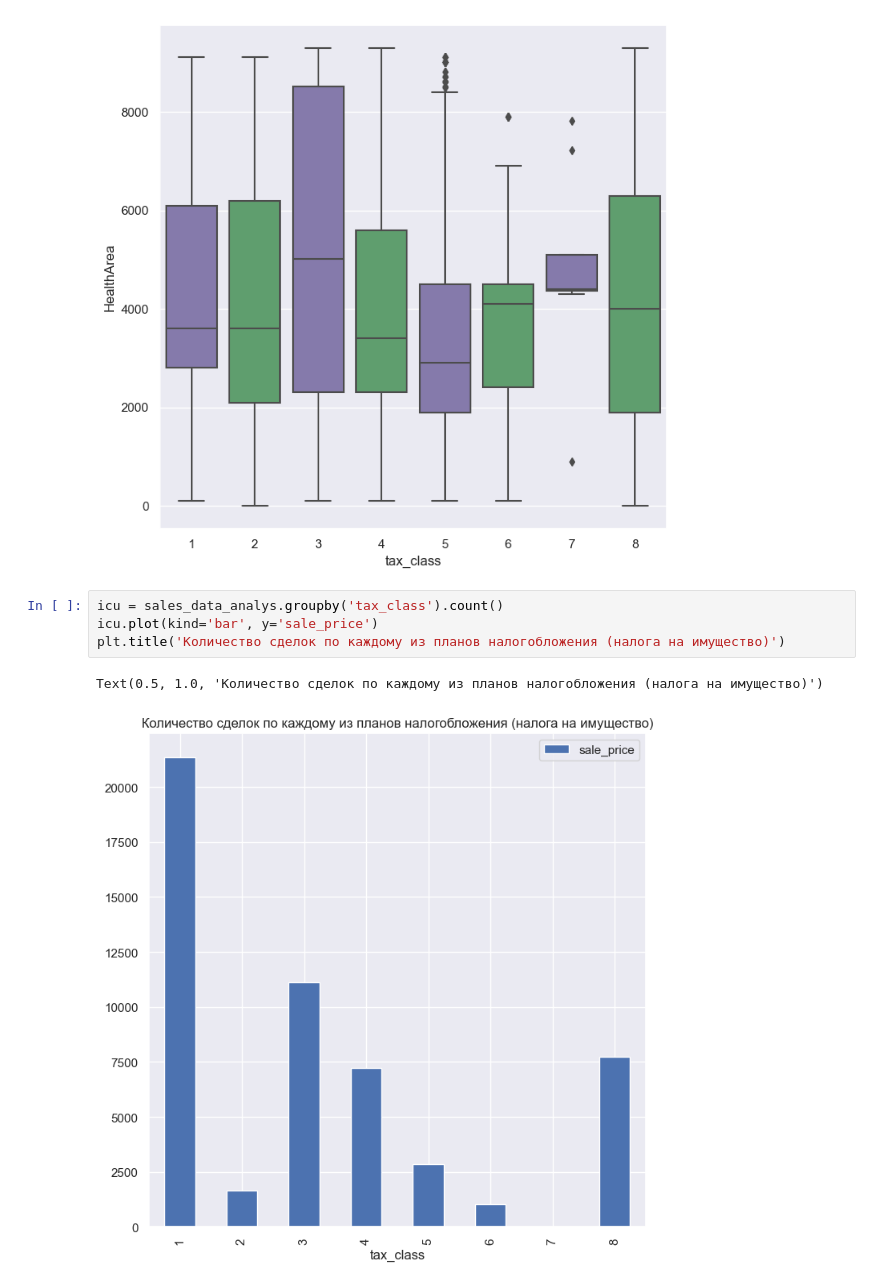
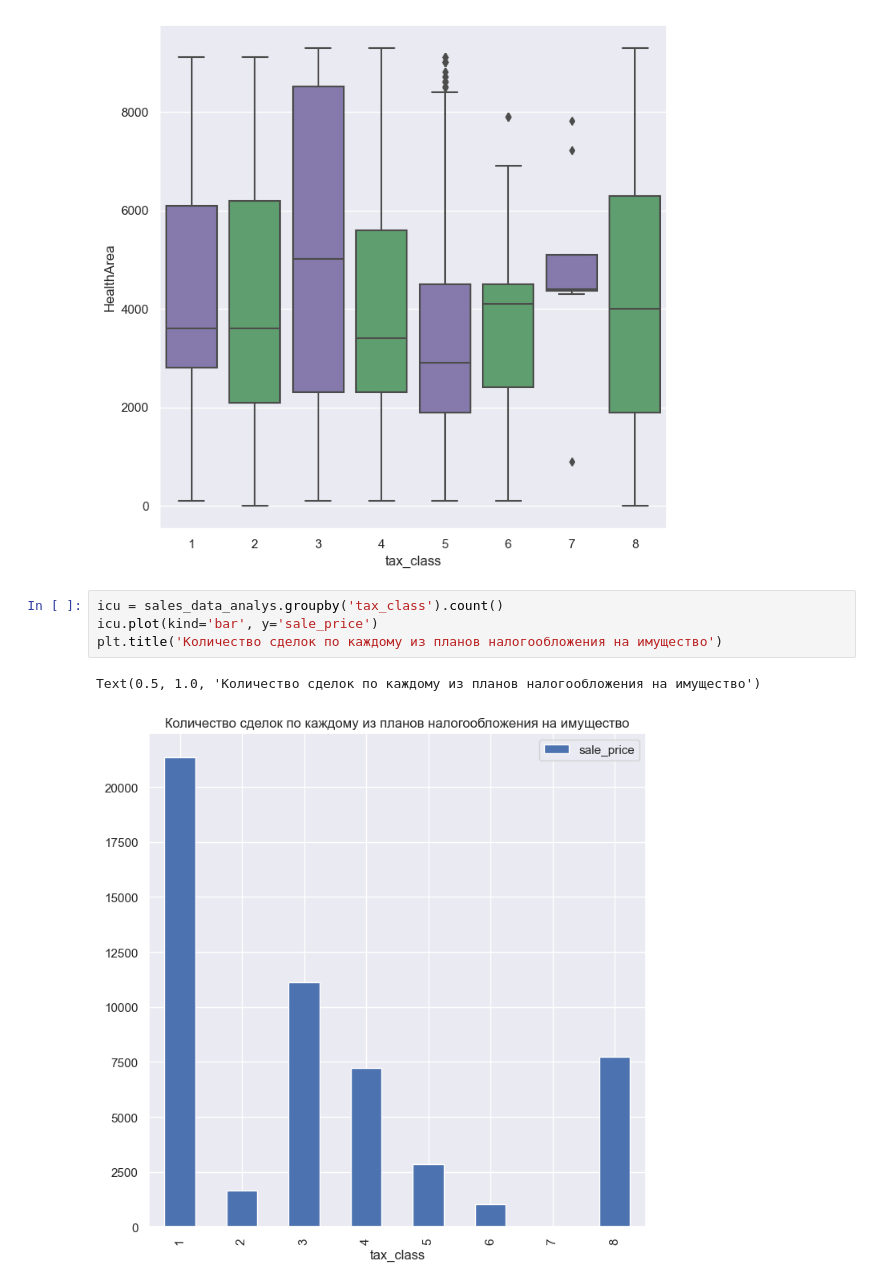
Before and after one commit to f4ilfish/ml-course, a Jupyter notebook: lab-2.ipynb, the cells around one changed output. Cells and saved outputs as stored; diff of their text form.

```diff
--- a/lab-2.ipynb
+++ b/lab-2.ipynb
@@ -188,7 +188,7 @@ sns.boxplot(x = "tax_class", y = "HealthArea", palette = ["m", "g"], data=sales_
 # %%
 icu = sales_data_analys.groupby('tax_class').count()
 icu.plot(kind='bar', y='sale_price')
-plt.title('Количество сделок по каждому из планов налогобложения (налога на имущество)')
+plt.title('Количество сделок по каждому из планов налогообложения на имущество')
 # %% [output]
-Text(0.5, 1.0, 'Количество сделок по каждому из планов налогобложения (налога на имущество)')
+Text(0.5, 1.0, 'Количество сделок по каждому из планов налогообложения на имущество')
-[figure, old version]
+[figure, new version]
```
Also changed, not shown: 4 other files.
